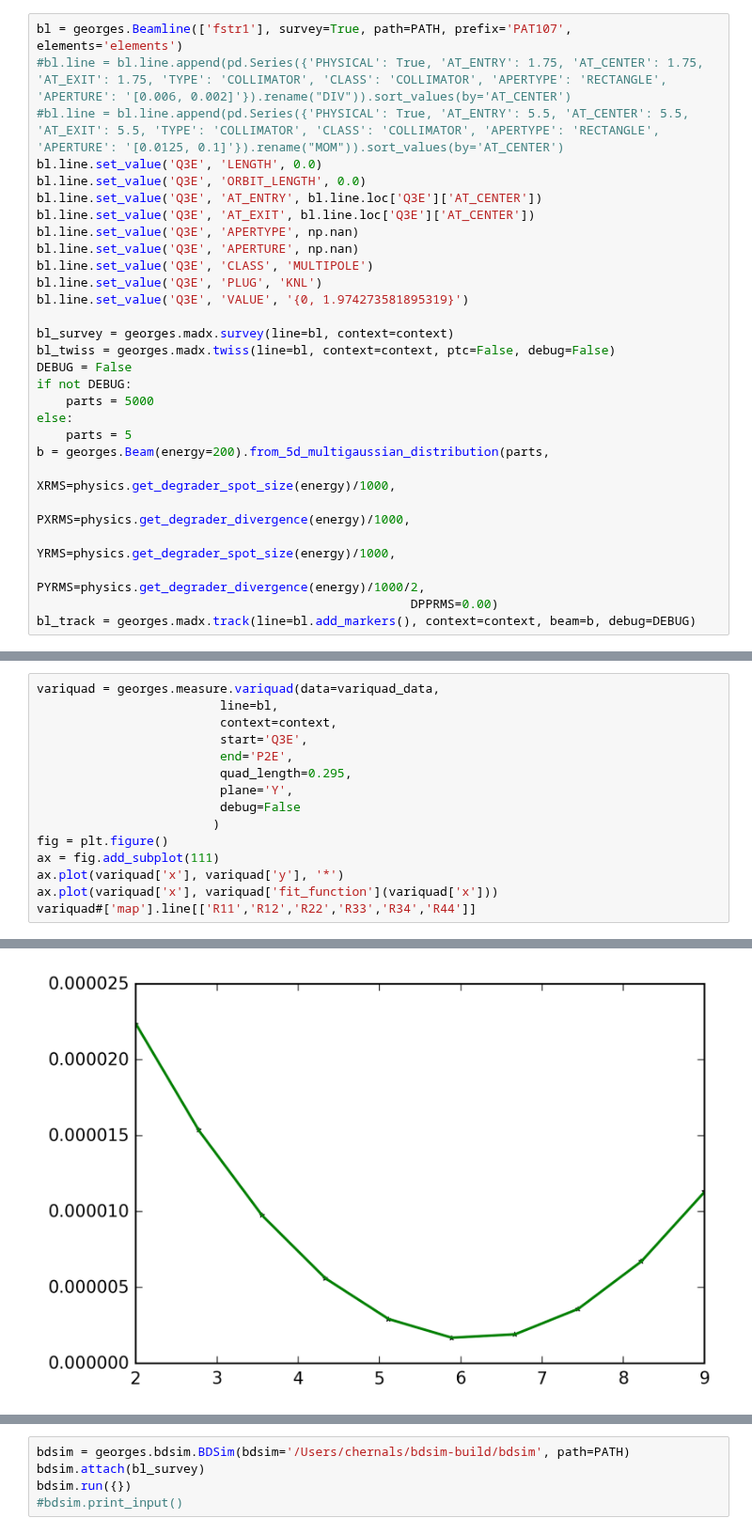
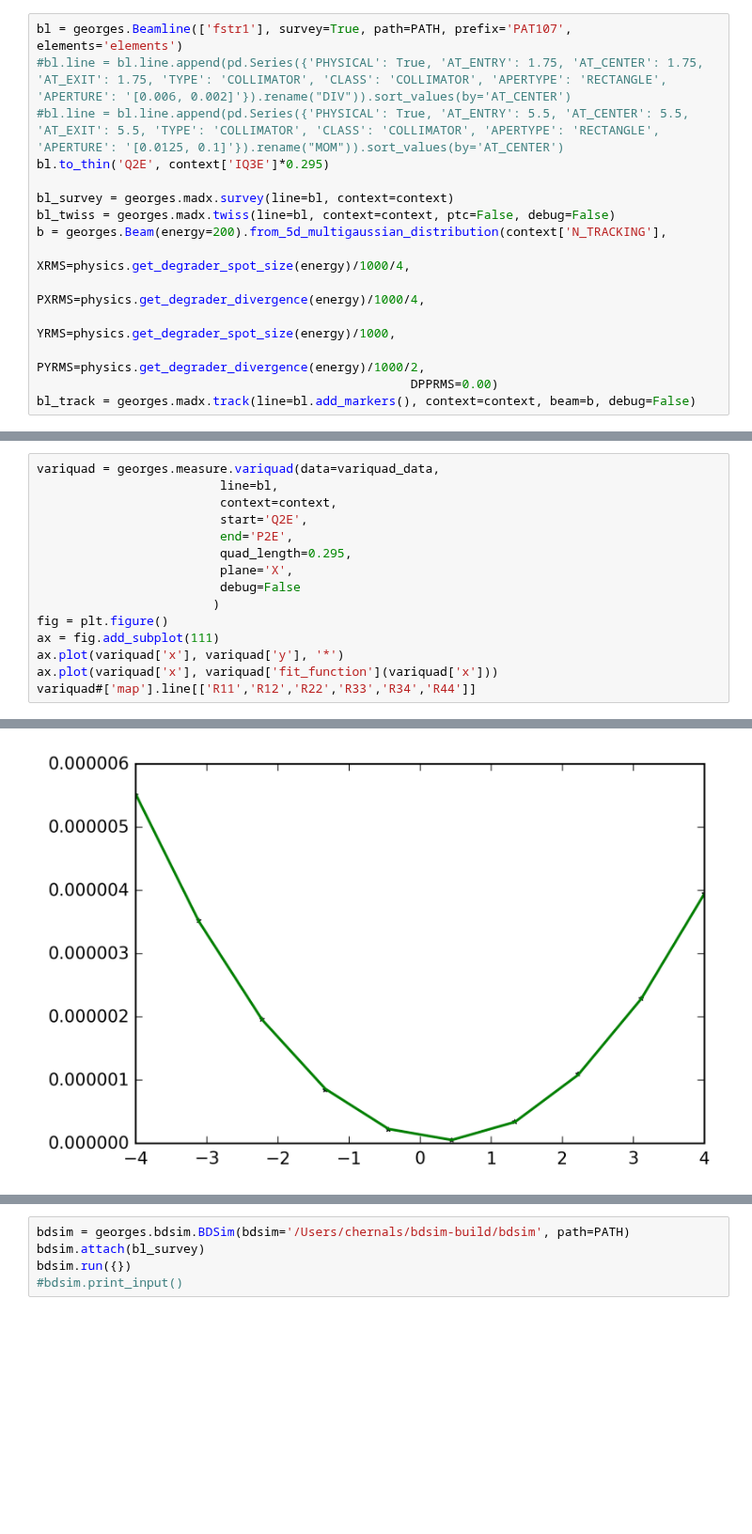
Before and after one commit to ULB-Metronu/georges, a Jupyter notebook: examples/Example Georges.ipynb, the cells around one changed output, grey strips where cells are left out. Shown at 94% size. Drawn from its saved outputs; the diff is of its cells as text; blank space fills up the shorter version.

```diff
--- a/examples/Example Georges.ipynb
+++ b/examples/Example Georges.ipynb
@@ -58,28 +51,15 @@ context = {
 bl = georges.Beamline(['fstr1'], survey=True, path=PATH, prefix='PAT107', elements='elements')
 #bl.line = bl.line.append(pd.Series({'PHYSICAL': True, 'AT_ENTRY': 1.75, 'AT_CENTER': 1.75, 'AT_EXIT': 1.75, 'TYPE': 'COLLIMATOR', 'CLASS': 'COLLIMATOR', 'APERTYPE': 'RECTANGLE', 'APERTURE': '[0.006, 0.002]'}).rename("DIV")).sort_values(by='AT_CENTER')
 #bl.line = bl.line.append(pd.Series({'PHYSICAL': True, 'AT_ENTRY': 5.5, 'AT_CENTER': 5.5, 'AT_EXIT': 5.5, 'TYPE': 'COLLIMATOR', 'CLASS': 'COLLIMATOR', 'APERTYPE': 'RECTANGLE', 'APERTURE': '[0.0125, 0.1]'}).rename("MOM")).sort_values(by='AT_CENTER')
-bl.line.set_value('Q3E', 'LENGTH', 0.0)
-bl.line.set_value('Q3E', 'ORBIT_LENGTH', 0.0)
-bl.line.set_value('Q3E', 'AT_ENTRY', bl.line.loc['Q3E']['AT_CENTER'])
-bl.line.set_value('Q3E', 'AT_EXIT', bl.line.loc['Q3E']['AT_CENTER'])
-bl.line.set_value('Q3E', 'APERTYPE', np.nan)
-bl.line.set_value('Q3E', 'APERTURE', np.nan)
-bl.line.set_value('Q3E', 'CLASS', 'MULTIPOLE')
-bl.line.set_value('Q3E', 'PLUG', 'KNL')
-bl.line.set_value('Q3E', 'VALUE', '{0, 1.974273581895319}')
+bl.to_thin('Q2E', context['IQ3E']*0.295)
 
 bl_survey = georges.madx.survey(line=bl, context=context)
 bl_twiss = georges.madx.twiss(line=bl, context=context, ptc=False, debug=False)
-DEBUG = False
-if not DEBUG:
-    parts = 5000
-else:
-    parts = 5
-b = georges.Beam(energy=200).from_5d_multigaussian_distribution(parts,
-                                                   XRMS=physics.get_degrader_spot_size(energy)/1000,
-                                                   PXRMS=physics.get_degrader_divergence(energy)/1000,
+b = georges.Beam(energy=200).from_5d_multigaussian_distribution(context['N_TRACKING'],
+                                                   XRMS=physics.get_degrader_spot_size(energy)/1000/4,
+                                                   PXRMS=physics.get_degrader_divergence(energy)/1000/4,
                                                    YRMS=physics.get_degrader_spot_size(energy)/1000,
                                                    PYRMS=physics.get_degrader_divergence(energy)/1000/2,
                                                    DPPRMS=0.00)
-bl_track = georges.madx.track(line=bl.add_markers(), context=context, beam=b, debug=DEBUG)
+bl_track = georges.madx.track(line=bl.add_markers(), context=context, beam=b, debug=False)
 # %%
@@ -100,10 +80,10 @@ Track: 23.85394264573557
 variquad = georges.measure.variquad(data=variquad_data,
                          line=bl,
                          context=context,
-                         start='Q3E',
+                         start='Q2E',
                          end='P2E',
                          quad_length=0.295,
-                         plane='Y',
+                         plane='X',
                          debug=False
                         )
 fig = plt.figure()
@@ -132,3 +112,3 @@ variquad#['map'].line[['R11','R12','R22','R33','R34','R44']]
-[figure, old version]
+[figure, new version]
 # %%
 variquad_data = []
```
Also changed, not shown: parts of 9 cells of this notebook, 3 other files.
